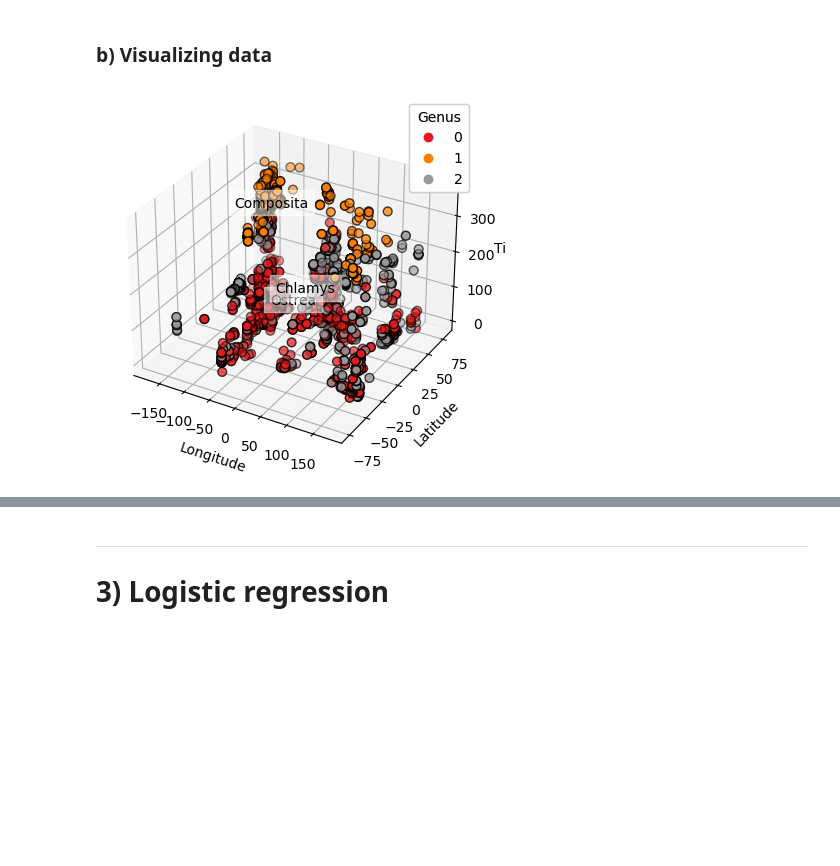
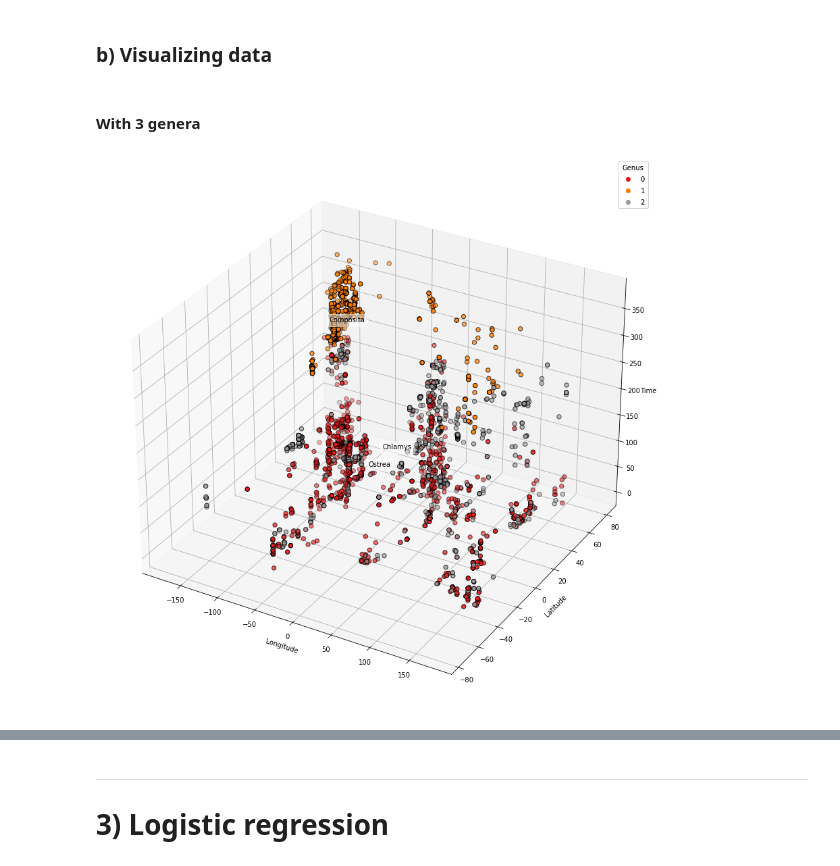
Before and after one commit to thatmartinlau/Dinosaur-ML, a Jupyter notebook: Project (1).ipynb, the cells around one changed output, grey strips where cells are left out. Saved outputs shown, nothing was run; the diff lists cells and outputs as text; code cells hidden in the pictures; blank space fills up the shorter version.

```diff
--- a/Project (1).ipynb
+++ b/Project (1).ipynb
@@ -428,33 +456,35 @@ plt.show()
 [figure]
 # %% [markdown]
 ### b) Visualizing data
+# %% [markdown]
+#### With 3 genera
 # %%
 #3D Vizualisation added recently by me --> Oscar :)
 
 from mpl_toolkits.mplot3d import Axes3D
 
 
-fig = plt.figure()
+fig = plt.figure(figsize=(20, 15))
 ax = fig.add_subplot(111, projection='3d')
 scatter = ax.scatter(data3d['lng'], data3d['lat'], data3d['time'], c=data3d['genus'].map({'Ostrea': 0, 'Composita': 1, 'Chlamys': 2}), cmap=plt.cm.Set1, edgecolor='k', s=40)
 
 ax.set_xlabel('Longitude')
 ax.set_ylabel('Latitude')
 ax.set_zlabel('Time')
 
 # Create a legend
 legend1 = ax.legend(*scatter.legend_elements(), title="Genus")
 ax.add_artist(legend1)
 
 
 for name, label in [('Ostrea', 0), ('Composita', 1), ('Chlamys', 2)]:
     ax.text3D(data3d[data3d['genus'] == name]['lng'].mean(),
               data3d[data3d['genus'] == name]['lat'].mean(),
               data3d[data3d['genus'] == name]['time'].mean(),
               name,
               horizontalalignment='center',
               bbox=dict(alpha=.5, edgecolor='w', facecolor='w'))
 
 plt.show()
 # %% [output]
-[figure, old version]
+[figure, new version]
```
Also changed, not shown: parts of 24 cells of this notebook.
